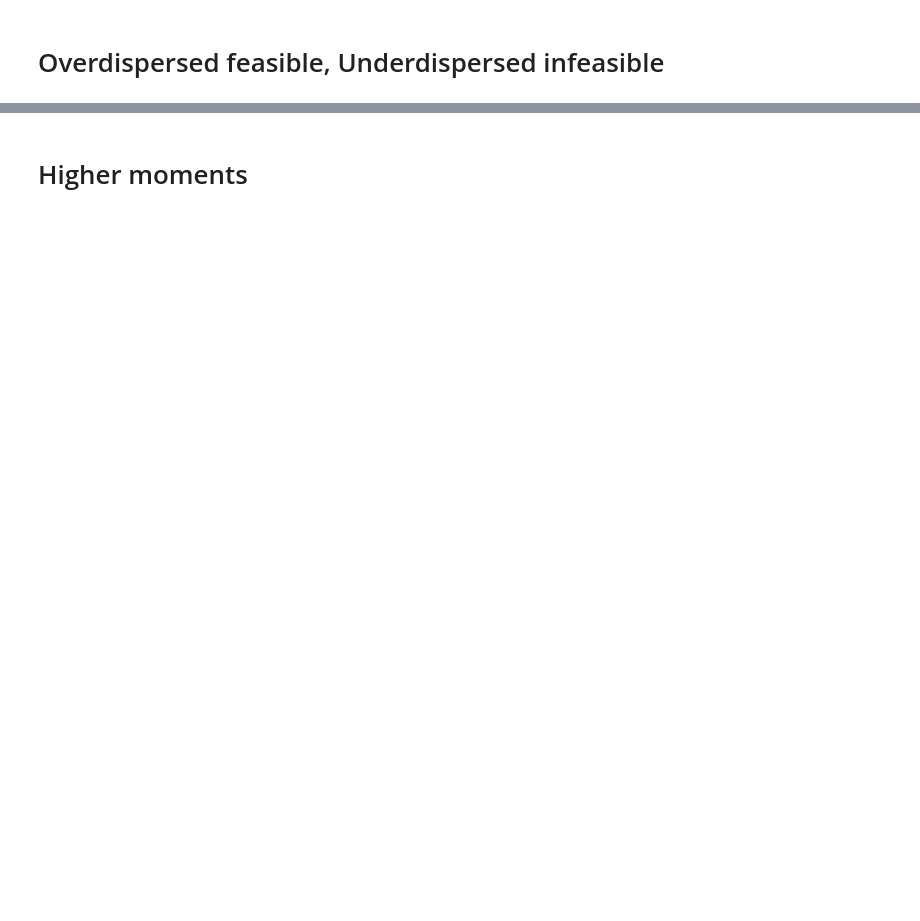
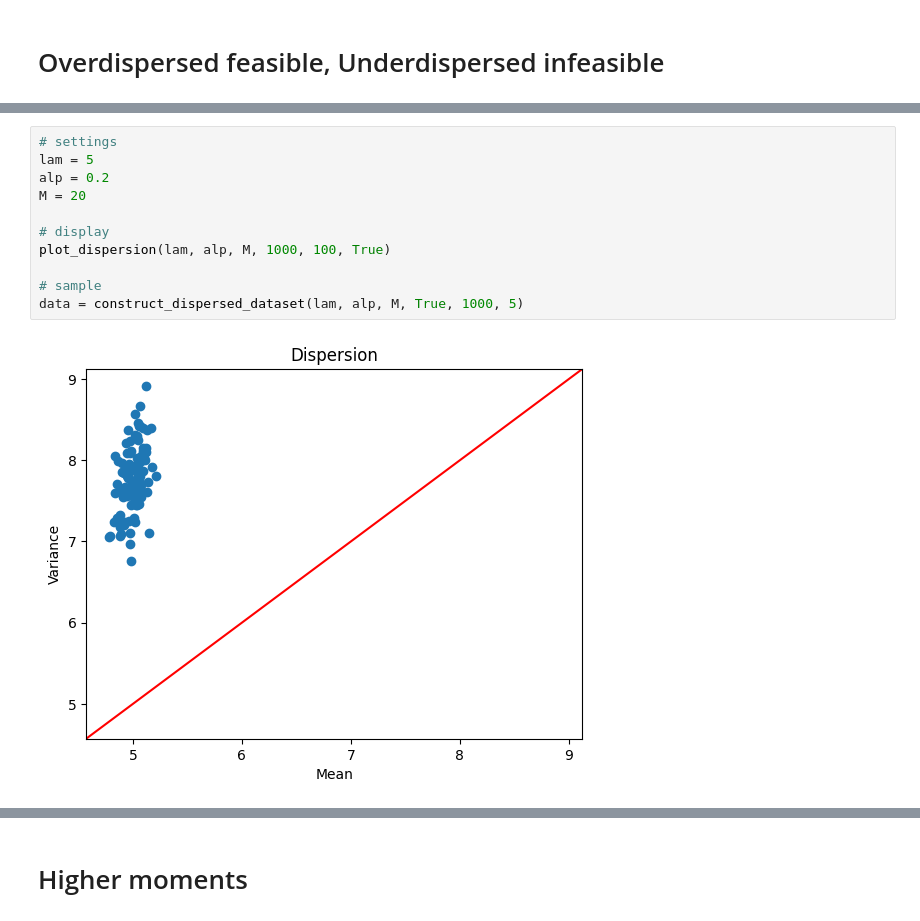
Before and after one commit to willjgh/M5R, a Jupyter notebook: Interaction/Moment-Experiments/dispersion_test.ipynb, the cells around one changed output, grey strips where cells are left out. Saved outputs shown, nothing was run; the diff lists cells and outputs as text; blank space fills up the shorter version.

```diff
--- a/Interaction/Moment-Experiments/dispersion_test.ipynb
+++ b/Interaction/Moment-Experiments/dispersion_test.ipynb
@@ -83,0 +233,13 @@ plt.legend()
+# %%
+# settings
+lam = 5
+alp = 0.2
+M = 20
+
+# display
+plot_dispersion(lam, alp, M, 1000, 100, True)
+
+# sample
+data = construct_dispersed_dataset(lam, alp, M, True, 1000, 5)
+# %% [output]
+[figure, added]
```
Also changed, not shown: parts of 21 cells of this notebook.
